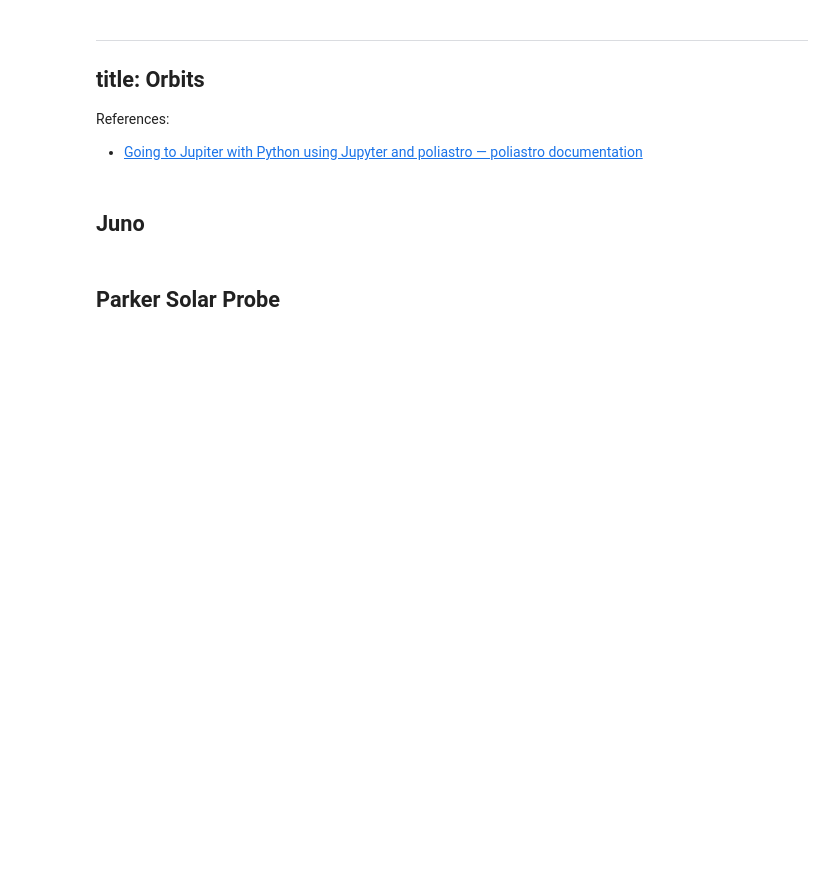
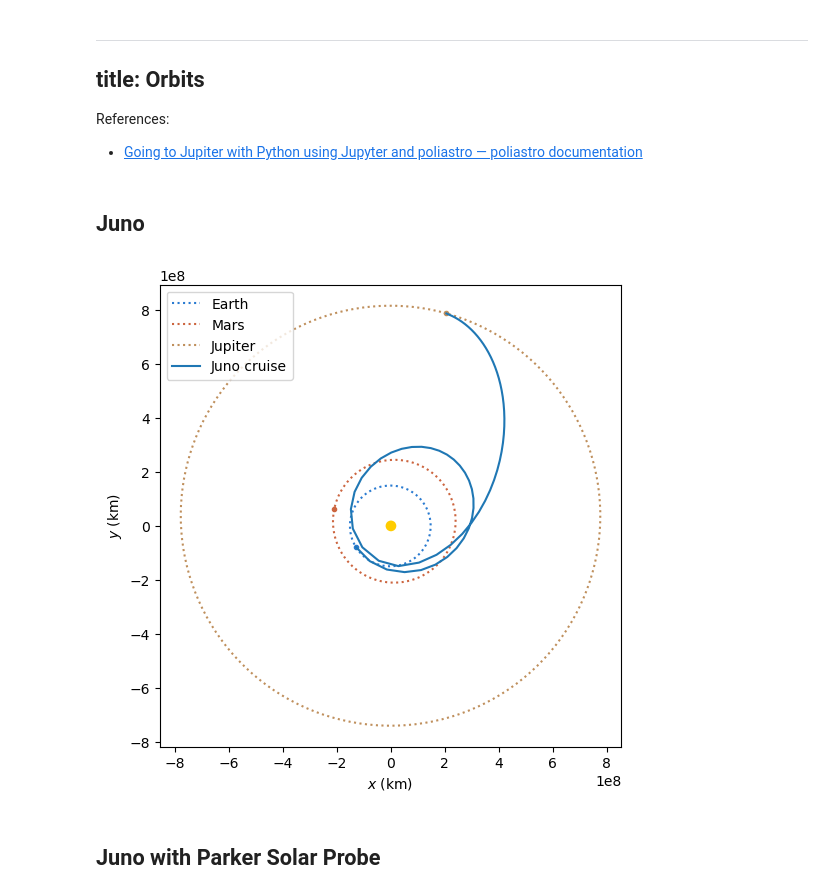
Before and after one commit to Beforerr/finesst_solar_wind_discontinuities, a Jupyter notebook: notebooks/00_orbits.ipynb, the cells around one changed output. Drawn from its saved outputs; the diff is of its cells as text; code cells hidden in the pictures; blank space fills up the shorter version.

Commit message:
update orbit plots

```diff
--- a/notebooks/00_orbits.ipynb
+++ b/notebooks/00_orbits.ipynb
@@ -22,3 +20,22 @@ periods = 75
+# %%
+periods = 75
+background_color = 'white'
+# background_color = 'dark'
+
+format = 'svg'
+
+path00 = f'../figures/orbits/juno_orbit_{background_color}.{format}'
+path01 = f'../figures/orbits/juno_psp_orbit_{background_color}.{format}'
+path02 = f'../figures/orbits/psp_orbit_{background_color}.{format}'
+
+alpha = 0.77
+# %%
+if background_color == 'dark':
+    dark = True
+    jno_color = 'white'
+else:
+    dark = False
+    jno_color = None
 # %% [markdown]
 ## Juno
 # %%
@@ -32,3 +49,28 @@ juno_traj = Ephem.from_horizons(
     epochs=time_range(juno_date_launch, end=juno_date_arrival, periods=periods),
     plane=Planes.EARTH_ECLIPTIC,
 )
+# %%
+plotter = StaticOrbitPlotter(num_points=300, plane=Planes.EARTH_ECLIPTIC, dark=dark)
+
+plotter.set_body_frame(Earth, juno_date_launch)
+earth_plots_traj, earth_plots_pos = plotter.plot_body_orbit(Earth, juno_date_launch)
+mars_plots_traj, mars_plots_pos = plotter.plot_body_orbit(Mars, juno_date_arrival)
+jupiter_plots_traj, jupiter_plots_pos = plotter.plot_body_orbit(Jupiter, juno_date_arrival)
+
+
+for body_traj in [earth_plots_traj[0], mars_plots_traj[0], jupiter_plots_traj[0]]:
+    body_traj.set_linestyle('dotted')
+for body_pos in [earth_plots_pos, mars_plots_pos, jupiter_plots_pos]:
+    body_pos.set_markersize(3)
+    body_pos.set_label(None)
+
+plotter._set_legend('Earth', earth_plots_traj)
+plotter._set_legend('Mars', mars_plots_traj)
+plotter._set_legend('Jupiter', jupiter_plots_traj)
+
+juno_plots_traj, juno_plots_pos = plotter.plot_trajectory(juno_traj._coordinates, label="Juno cruise", color=jno_color)
+
+plotter._ax.legend(title=None, loc="upper left",)
+plt.savefig(path00, bbox_inches='tight')
+# %% [output]
+[figure, added]
@@ -35,5 +79,5 @@ juno_traj = Ephem.from_horizons(
 # %% [markdown]
-## Parker Solar Probe
+## Juno with Parker Solar Probe
 # %%
 ## Main dates
 # August 12, 2018: Launch - 3:31 a.m. EDT (7:31 UTC)
```
Also changed, not shown: parts of 6 cells of this notebook, 8 other files.
